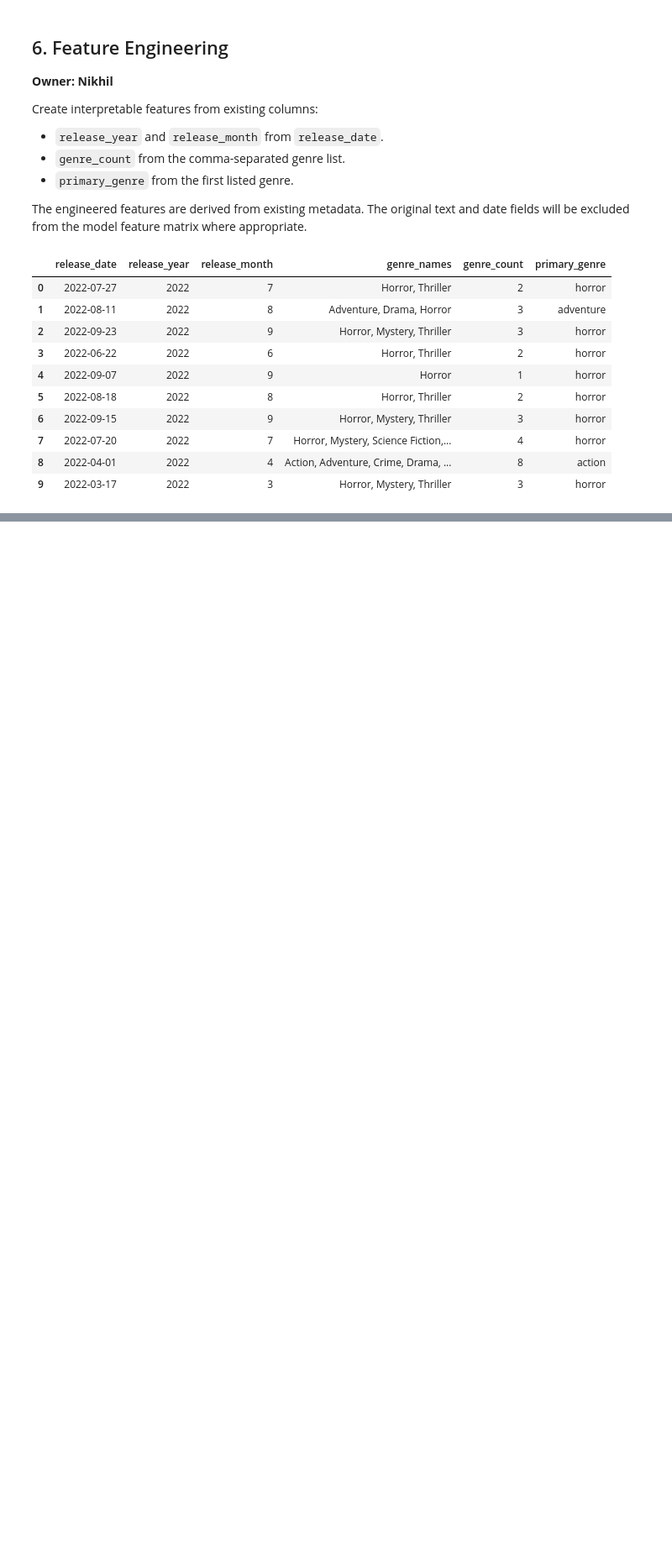
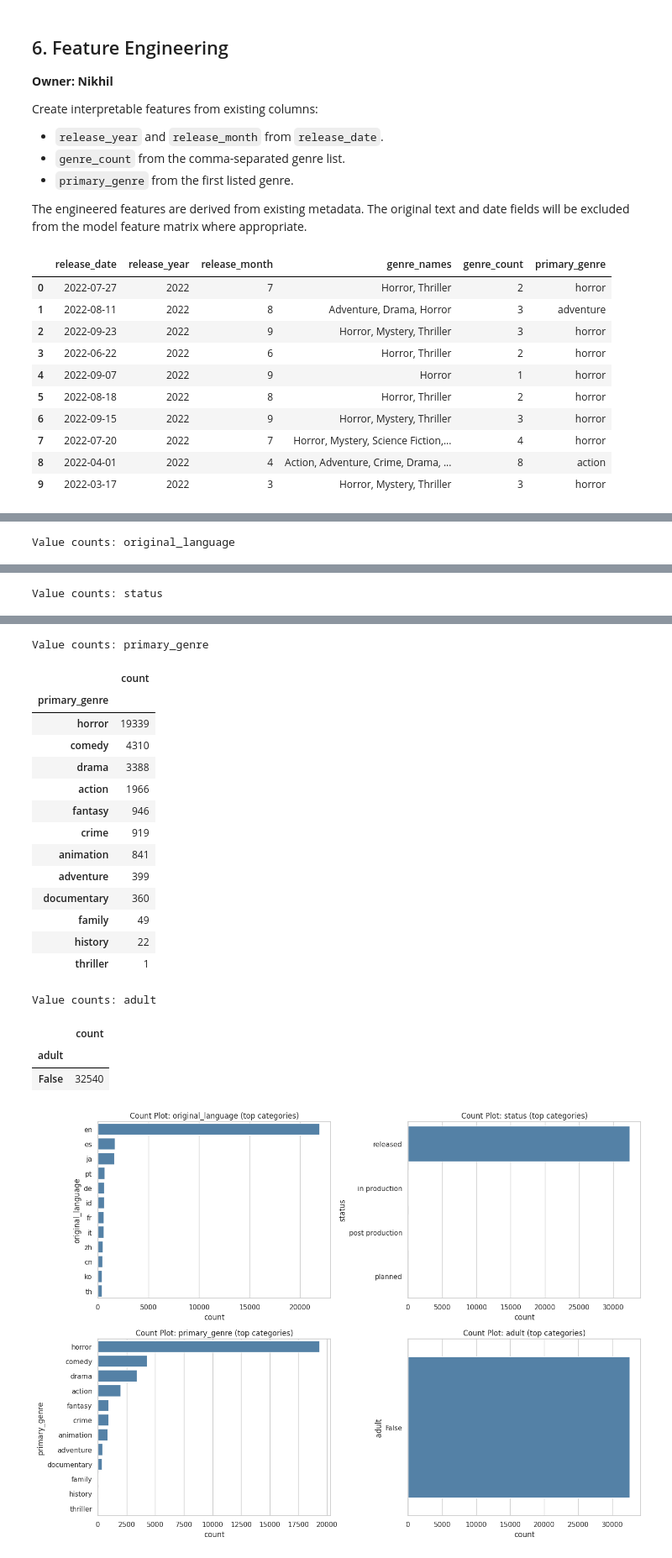
Before and after one commit to alameenShameer/Horror_Movie_EDA_Preprocessing, a Jupyter notebook: Horror_Movie_EDA_Preprocessing.ipynb, the cells around one changed output, grey strips where cells are left out. Shown at 84% size. Saved outputs shown, nothing was run; the diff lists cells and outputs as text; code cells hidden in the pictures; blank space fills up the shorter version.

```diff
--- a/Horror_Movie_EDA_Preprocessing.ipynb
+++ b/Horror_Movie_EDA_Preprocessing.ipynb
@@ -431,0 +474,15 @@ display(df_clean[[
+# %%
+categorical_eda_cols = ["original_language", "status", "primary_genre", "adult"]
+for col in categorical_eda_cols:
+    print(f"\nValue counts: {col}")
+    display(df_clean[col].value_counts(dropna=False).head(20).to_frame("count"))
+
+fig, axes = plt.subplots(2, 2, figsize=(14, 10))
+for ax, col in zip(axes.flat, categorical_eda_cols):
+    order = df_clean[col].astype("string").value_counts().head(12).index
+    sns.countplot(data=df_clean, y=col, order=order, color="steelblue", ax=ax)
+    ax.set_title(f"Count Plot: {col} (top categories)")
+plt.tight_layout()
+plt.show()
+# %% [output]
+Value counts: original_language
@@ -431,0 +507 @@ display(df_clean[[
+Value counts: status
@@ -431,0 +514,20 @@ display(df_clean[[
+Value counts: primary_genre
+|  | count |
+| primary_genre |  |
+| horror | 19339 |
+| comedy | 4310 |
+| drama | 3388 |
+| action | 1966 |
+| fantasy | 946 |
+| crime | 919 |
+| animation | 841 |
+| adventure | 399 |
+| documentary | 360 |
+| family | 49 |
+| history | 22 |
+| thriller | 1 |
+Value counts: adult
+|  | count |
+| adult |  |
+| False | 32540 |
+[figure, added]
```
Also changed, not shown: parts of 9 cells of this notebook.
